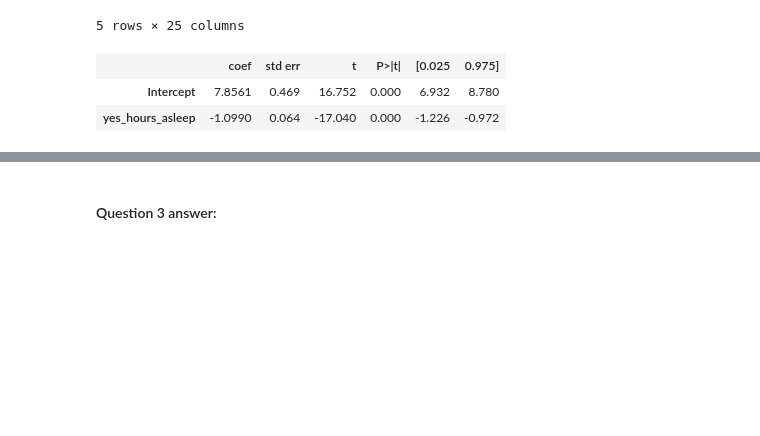
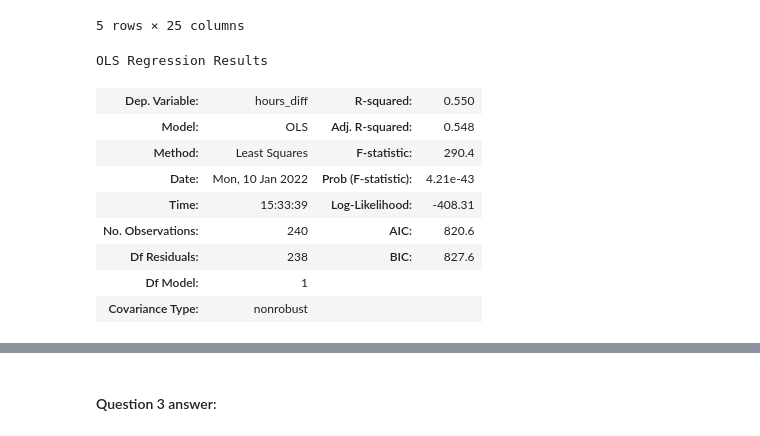
Before and after one commit to gsagararatne/DataSciencePortfolio, a Jupyter notebook: FitbitSleepAnalysis/FitbitSleepAnalysis.ipynb, the cells around one changed output, grey strips where cells are left out. Cells and saved outputs as stored; diff of their text form; code cells hidden in the pictures; blank space fills up the shorter version.

```diff
--- a/FitbitSleepAnalysis/FitbitSleepAnalysis.ipynb
+++ b/FitbitSleepAnalysis/FitbitSleepAnalysis.ipynb
@@ -1149,11 +1149,18 @@ fitbitdf.head()
 # %%
 # linear regression model
 sleep_deficit_linear_model = smf.ols(formula = 'hours_diff ~ yes_hours_asleep', data = fitbitdf).fit()
-sleep_deficit_linear_model.summary().tables[1]
+sleep_deficit_linear_model.summary().tables[0]
 # %% [output]
+OLS Regression Results
-|  | coef | std err | t | P>|t| | [0.025 | 0.975] |
-| Intercept | 7.8561 | 0.469 | 16.752 | 0.000 | 6.932 | 8.780 |
-| yes_hours_asleep | -1.0990 | 0.064 | -17.040 | 0.000 | -1.226 | -0.972 |
+| Dep. Variable: | hours_diff | R-squared: | 0.550 |
+| Model: | OLS | Adj. R-squared: | 0.548 |
+| Method: | Least Squares | F-statistic: | 290.4 |
+| Date: | Mon, 10 Jan 2022 | Prob (F-statistic): | 4.21e-43 |
+| Time: | 15:33:39 | Log-Likelihood: | -408.31 |
+| No. Observations: | 240 | AIC: | 820.6 |
+| Df Residuals: | 238 | BIC: | 827.6 |
+| Df Model: | 1 |  |  |
+| Covariance Type: | nonrobust |  |  |
 # %%
 # Plot how much more I slept each night vs. amount slept night before
 sns.regplot(x = fitbitdf.yes_hours_asleep, y = fitbitdf.hours_diff, color = "mediumseagreen")
```
Also changed, not shown: parts of 5 cells of this notebook.
